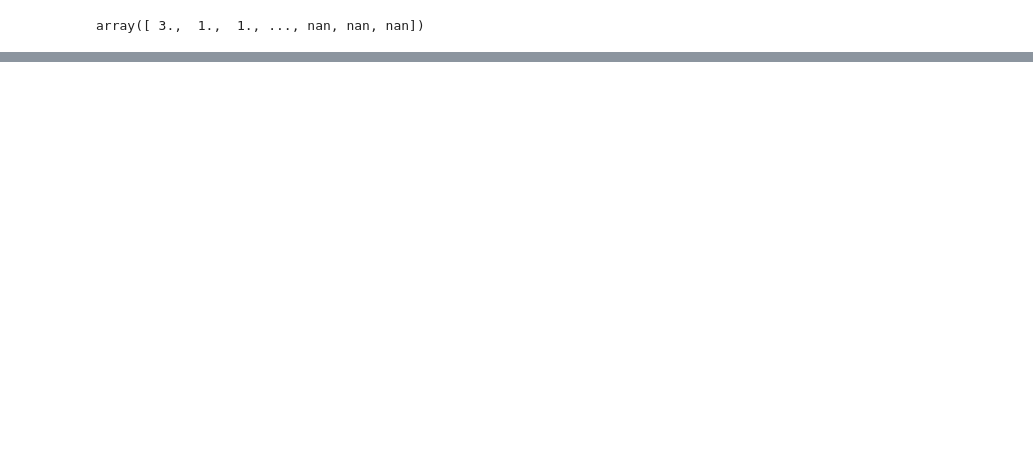
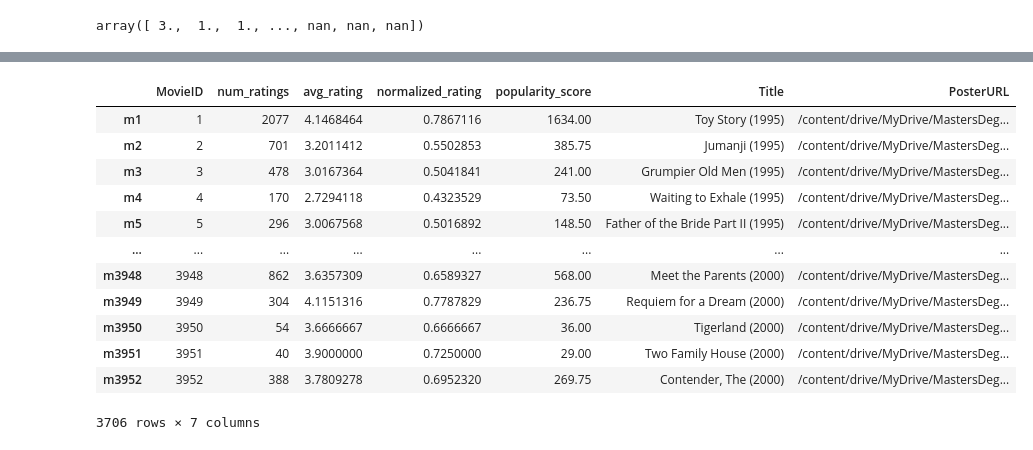
Before and after one commit to zelal-Eizaldeen/project2_Walmart_Price_Prediction, a Jupyter notebook: project4_3113_zelalae2.ipynb, the cells around one changed output, grey strips where cells are left out. Cells and saved outputs as stored; diff of their text form; code cells hidden in the pictures; blank space fills up the shorter version.

```diff
--- a/project4_3113_zelalae2.ipynb
+++ b/project4_3113_zelalae2.ipynb
@@ -761,0 +791,16 @@ if __name__ == '__main__':
+# %%
+movie_popularity
+# %% [output]
+|  | MovieID | num_ratings | avg_rating | normalized_rating | popularity_score | Title | PosterURL |
+| m1 | 1 | 2077 | 4.1468464 | 0.7867116 | 1634.00 | Toy Story (1995) | /content/drive/MyDrive/MastersDeg... |
+| m2 | 2 | 701 | 3.2011412 | 0.5502853 | 385.75 | Jumanji (1995) | /content/drive/MyDrive/MastersDeg... |
+| m3 | 3 | 478 | 3.0167364 | 0.5041841 | 241.00 | Grumpier Old Men (1995) | /content/drive/MyDrive/MastersDeg... |
+| m4 | 4 | 170 | 2.7294118 | 0.4323529 | 73.50 | Waiting to Exhale (1995) | /content/drive/MyDrive/MastersDeg... |
+| m5 | 5 | 296 | 3.0067568 | 0.5016892 | 148.50 | Father of the Bride Part II (1995) | /content/drive/MyDrive/MastersDeg... |
+| ... | ... | ... | ... | ... | ... | ... | ... |
+| m3948 | 3948 | 862 | 3.6357309 | 0.6589327 | 568.00 | Meet the Parents (2000) | /content/drive/MyDrive/MastersDeg... |
+| m3949 | 3949 | 304 | 4.1151316 | 0.7787829 | 236.75 | Requiem for a Dream (2000) | /content/drive/MyDrive/MastersDeg... |
+| m3950 | 3950 | 54 | 3.6666667 | 0.6666667 | 36.00 | Tigerland (2000) | /content/drive/MyDrive/MastersDeg... |
+| m3951 | 3951 | 40 | 3.9000000 | 0.7250000 | 29.00 | Two Family House (2000) | /content/drive/MyDrive/MastersDeg... |
+| m3952 | 3952 | 388 | 3.7809278 | 0.6952320 | 269.75 | Contender, The (2000) | /content/drive/MyDrive/MastersDeg... |
+3706 rows × 7 columns
```
Also changed, not shown: parts of 41 cells of this notebook.
